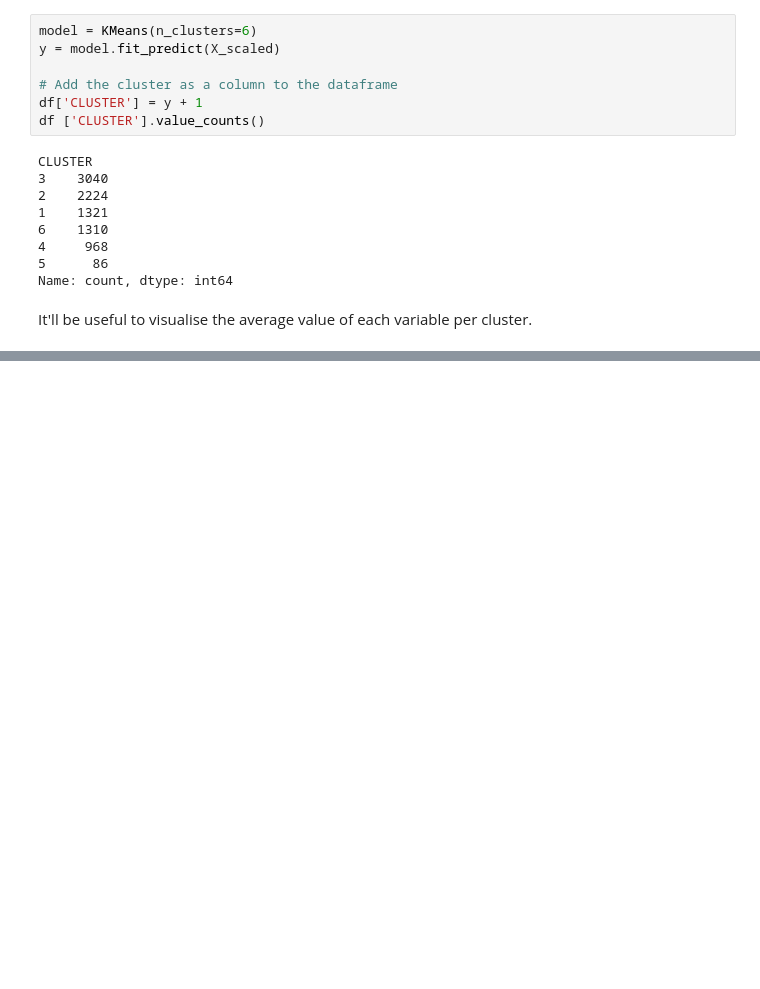
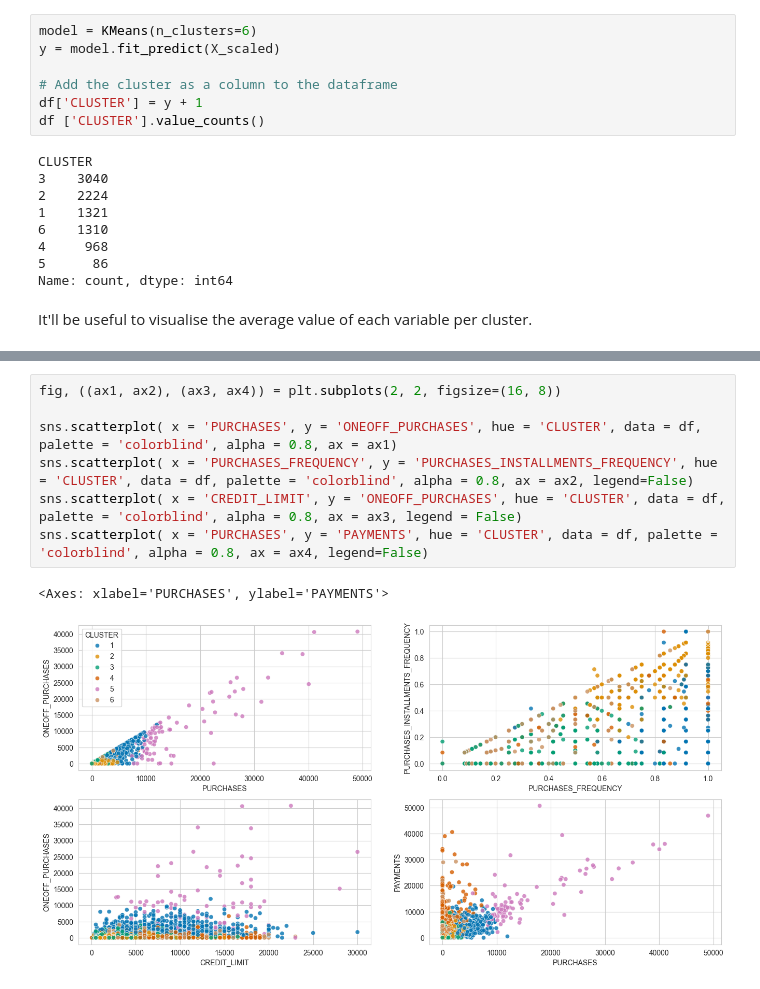
Before and after one commit to saxena-p/Credit-Card-Clustering, a Jupyter notebook: CC-Clustering.ipynb, the cells around one changed output, grey strips where cells are left out. Drawn from its saved outputs; the diff is of its cells as text; blank space fills up the shorter version.

```diff
--- a/CC-Clustering.ipynb
+++ b/CC-Clustering.ipynb
@@ -204,0 +220,10 @@ plt.show()
+# %%
+fig, ((ax1, ax2), (ax3, ax4)) = plt.subplots(2, 2, figsize=(16, 8))
+
+sns.scatterplot( x = 'PURCHASES', y = 'ONEOFF_PURCHASES', hue = 'CLUSTER', data = df, palette = 'colorblind', alpha = 0.8, ax = ax1)
+sns.scatterplot( x = 'PURCHASES_FREQUENCY', y = 'PURCHASES_INSTALLMENTS_FREQUENCY', hue = 'CLUSTER', data = df, palette = 'colorblind', alpha = 0.8, ax = ax2, legend=False)
+sns.scatterplot( x = 'CREDIT_LIMIT', y = 'ONEOFF_PURCHASES', hue = 'CLUSTER', data = df, palette = 'colorblind', alpha = 0.8, ax = ax3, legend = False)
+sns.scatterplot( x = 'PURCHASES', y = 'PAYMENTS', hue = 'CLUSTER', data = df, palette = 'colorblind', alpha = 0.8, ax = ax4, legend=False)
+# %% [output]
+<Axes: xlabel='PURCHASES', ylabel='PAYMENTS'>
+[figure, added]
```
Also changed, not shown: parts of 4 cells of this notebook.
